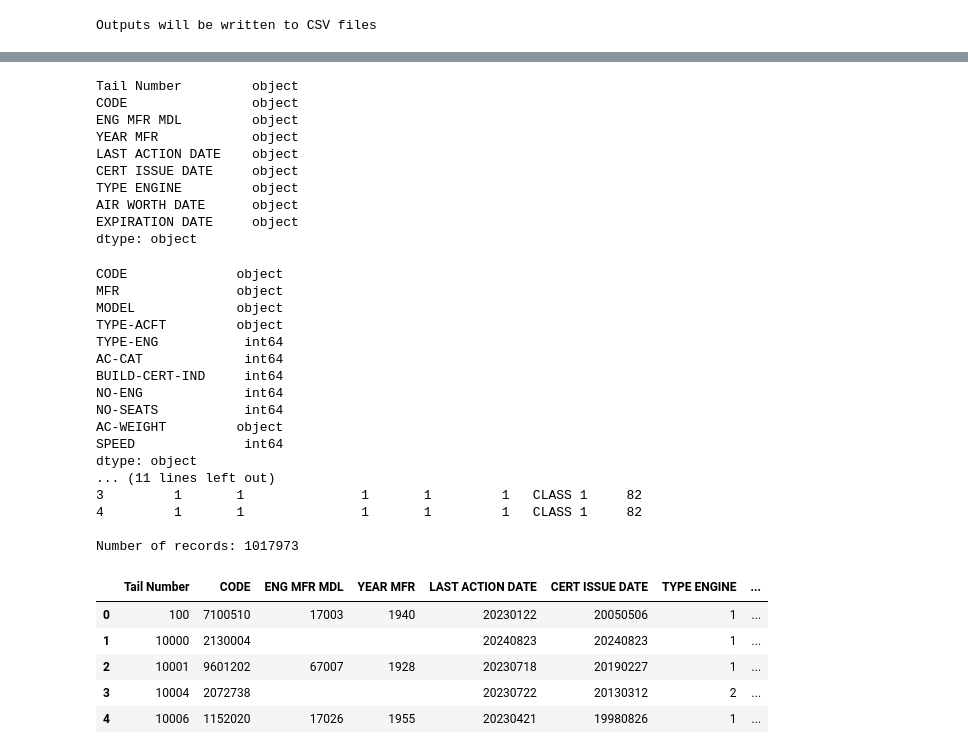
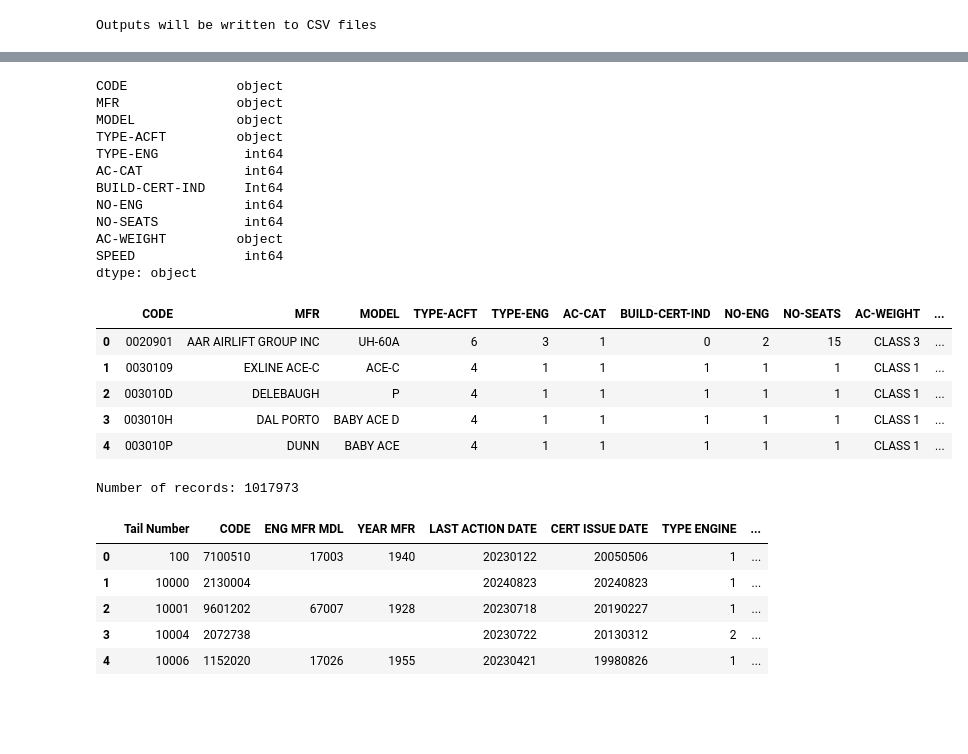
Before and after one commit to brianna-mitri/project-4, a Jupyter notebook: Work/DB_Work/Python/Cleaning.ipynb, the cells around one changed output, grey strips where cells are left out. Saved outputs shown, nothing was run; the diff lists cells and outputs as text; code cells hidden in the pictures; blank space fills up the shorter version.

```diff
--- a/Work/DB_Work/Python/Cleaning.ipynb
+++ b/Work/DB_Work/Python/Cleaning.ipynb
@@ -25,10 +35,27 @@ def write_csv(df, output_path):
+# %%
+# function to open zipped file and read into df
+def unzip_to_df(zip_filepath, file_inside_zip, dtype = {}, parse_dates = [], **read_csv_kwargs):
+    try:
+        with zipfile.ZipFile(zip_filepath, 'r') as z:
+            with z.open(file_inside_zip) as f:
+                df = pd.read_csv(f, dtype=dtype, parse_dates=parse_dates, **read_csv_kwargs)
+        return df
+    except Exception as e:
+        print(f'Error occured: {e}')
+        return None
 # %%
-delays_folder = '../Data/Delays/'
-aircraft_folder = '../Data/Aircraft/'
-airport_folder = '../Data/Airports/'
-weather_folder = '../Data/Weather/'
-aircraft_reference_path = aircraft_folder + 'ACFTREF.csv'
-aircraft_master_path = aircraft_folder + 'MASTER.csv'
+root_folder = '../../..'
+data_folder = root_folder + '/Resources'
+root_cleaned_folder = root_folder + '/Preprocessing/Output'
+
+delays_folder = data_folder + '/Delays/'
+aircraft_folder = data_folder + '/Aircraft/'
+airport_folder = data_folder + '/Airports/'
+# weather_folder = root_data_folder + '/Weather/'
+weather_folder = root_cleaned_folder + '/Weather/'
+aircraft_zip_file = 'Aircraft.zip'
+aircraft_reference_file = 'ACFTREF.csv'
+aircraft_master_file = 'MASTER.csv'
 airlines_path = airport_folder + 'airlines.csv'
 airports_path = airport_folder + 'airports.csv'
 
@@ -167,41 +191,31 @@ Number of records: 2706885
-# %%
-aircraft_master_df.dtypes
-# %% [output]
-Tail Number         object
-CODE                object
-ENG MFR MDL         object
-YEAR MFR            object
-LAST ACTION DATE    object
-CERT ISSUE DATE     object
-TYPE ENGINE         object
-AIR WORTH DATE      object
-EXPIRATION DATE     object
-dtype: object
 # %%
-aircraft_reference_df = pd.read_csv(aircraft_reference_path, dtype={'BUILD-CERT-IND': 'int64'})
+aircraft_reference_df = unzip_to_df(aircraft_folder + aircraft_zip_file, aircraft_reference_file, dtype={'BUILD-CERT-IND': 'Int64'})
+# aircraft_reference_df = pd.read_csv(aircraft_folder + aircraft_zip_file, aircraft_reference_file, dtype={'BUILD-CERT-IND': 'int64'})
 aircraft_reference_df = aircraft_reference_df.drop(['TC-DATA-SHEET', 'TC-DATA-HOLDER',
                                                     'Unnamed: 13'], axis=1)
-print(aircraft_reference_df.dtypes)
-print(aircraft_reference_df.head())
+print(f'{aircraft_reference_df.dtypes}\n')
+display(aircraft_reference_df.head())
 print(f'\nNumber of records: {aircraft_reference_df.size}')
 # %% [output]
 CODE              object
 MFR               object
 MODEL             object
 TYPE-ACFT         object
 TYPE-ENG           int64
 AC-CAT             int64
-BUILD-CERT-IND     int64
+BUILD-CERT-IND     Int64
 NO-ENG             int64
 NO-SEATS           int64
 AC-WEIGHT         object
 SPEED              int64
 dtype: object
-... (11 lines left out)
-3         1       1               1       1         1   CLASS 1     82
-4         1       1               1       1         1   CLASS 1     82
-
-Number of records: 1017973
+|  | CODE | MFR | MODEL | TYPE-ACFT | TYPE-ENG | AC-CAT | BUILD-CERT-IND | NO-ENG | NO-SEATS | AC-WEIGHT | ... |
+| 0 | 0020901 | AAR AIRLIFT GROUP INC | UH-60A | 6 | 3 | 1 | 0 | 2 | 15 | CLASS 3 | ... |
+| 1 | 0030109 | EXLINE ACE-C | ACE-C | 4 | 1 | 1 | 1 | 1 | 1 | CLASS 1 | ... |
+| 2 | 003010D | DELEBAUGH | P | 4 | 1 | 1 | 1 | 1 | 1 | CLASS 1 | ... |
+| 3 | 003010H | DAL PORTO | BABY ACE D | 4 | 1 | 1 | 1 | 1 | 1 | CLASS 1 | ... |
+| 4 | 003010P | DUNN | BABY ACE | 4 | 1 | 1 | 1 | 1 | 1 | CLASS 1 | ... |
+Number of records: 1017973
 # %%
 aircraft_df = aircraft_master_df.merge(aircraft_reference_df, how='left', on='CODE')
 aircraft_df.head()
```
Also changed, not shown: parts of 25 cells of this notebook, 21 other files.
